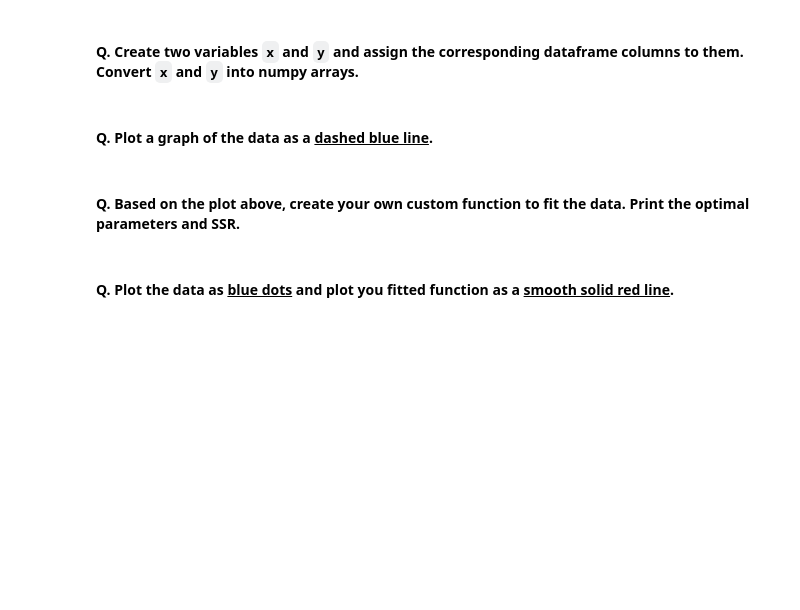
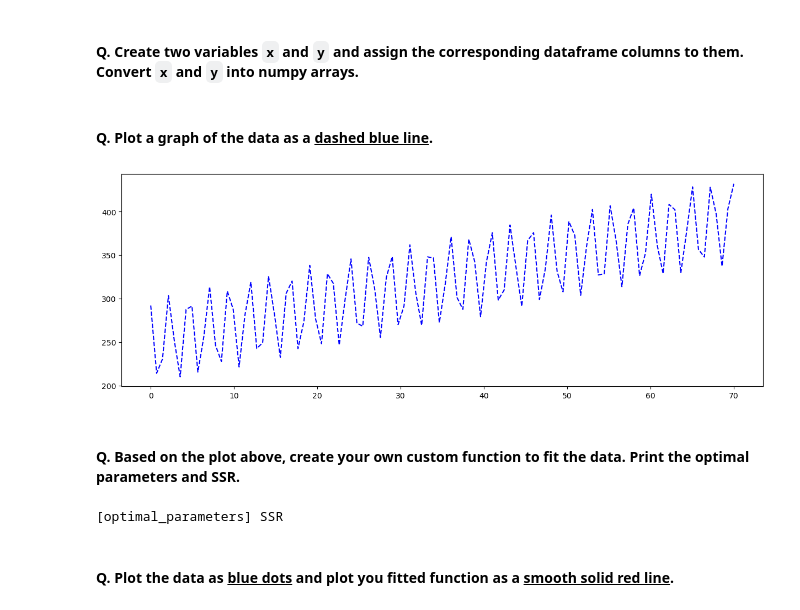
Before and after one commit to samsamotan/Quiz-1, a Jupyter notebook: Take Home Quiz 1 - Curve Fitting.ipynb, the cells around one changed output. Drawn from its saved outputs; the diff is of its cells as text; code cells hidden in the pictures; blank space fills up the shorter version.

```diff
--- a/Take Home Quiz 1 - Curve Fitting.ipynb
+++ b/Take Home Quiz 1 - Curve Fitting.ipynb
@@ -143,0 +142,3 @@ For this sections, we will be using the following datasets: `fit_data1.csv`, `fi
+# %%
+fit_data1 = pd.read_csv('fit_data1.csv')
+fit_data1
@@ -148,2 +161,4 @@ For this sections, we will be using the following datasets: `fit_data1.csv`, `fi
+# %%
+x, y = fit_data1[['x', 'y']].to_numpy().T
 # %% [markdown]
 #### Q. Plot a graph of the data as a <b><u>dashed blue line</u></b>.
@@ -152,2 +165,7 @@ For this sections, we will be using the following datasets: `fit_data1.csv`, `fi
+# %%
+plt.plot(x, y, 'b--')
+plt.show()
+# %% [output]
+[figure, added]
 # %% [markdown]
 #### Q. Based on the plot above, create your own custom function to fit the data. Print the optimal parameters and SSR.
@@ -156,2 +172,9 @@ For this sections, we will be using the following datasets: `fit_data1.csv`, `fi
+# %%
+def fit1(x):
+    return x # place function here
+
+print('[optimal_parameters]', 'SSR')
+# %% [output]
+[optimal_parameters] SSR
 # %% [markdown]
 #### Q. Plot the data as <u><b>blue dots</u></b> and plot you fitted function as a <b><u>smooth solid red line</u></b>.
```
Also changed, not shown: parts of 37 cells of this notebook.
